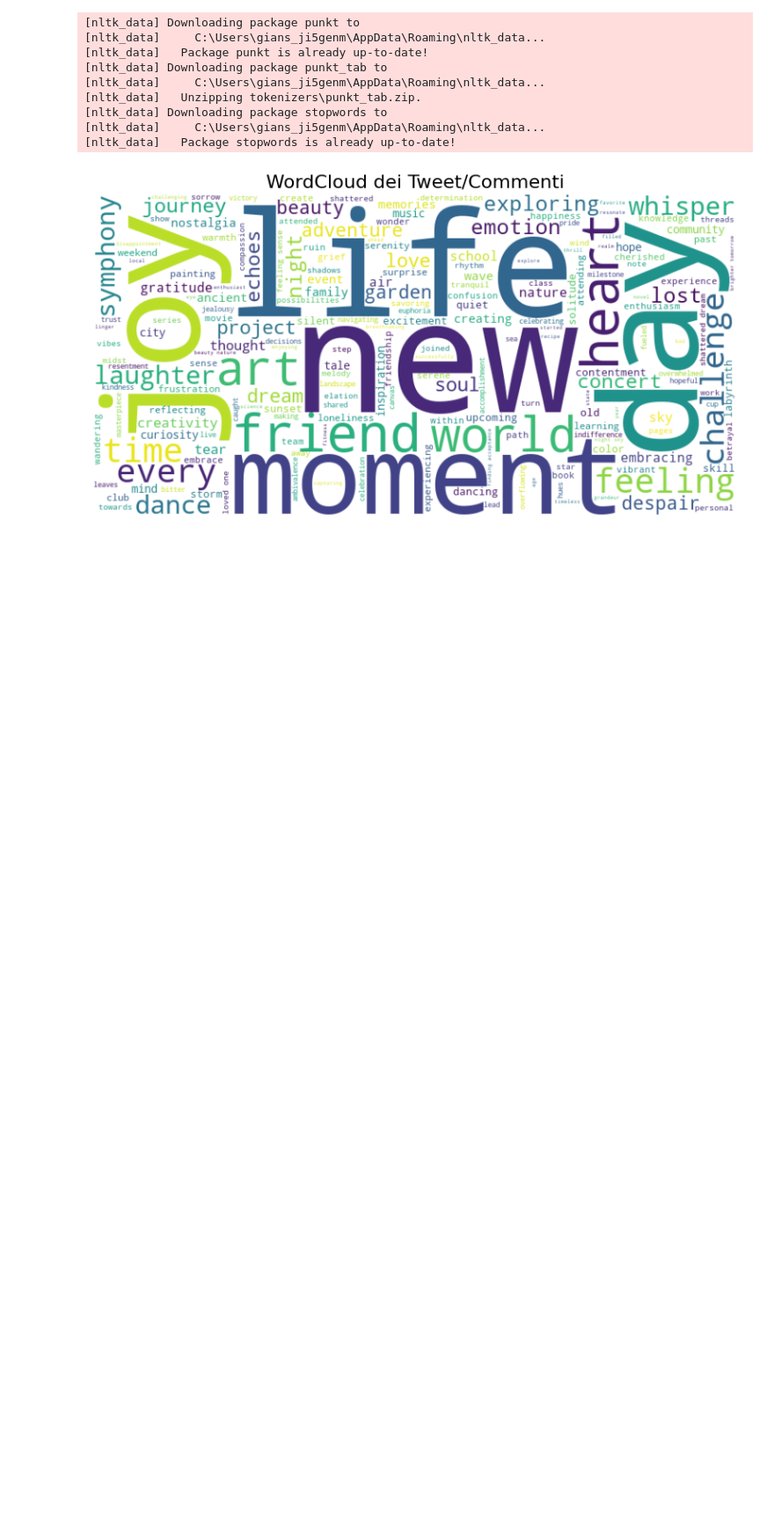
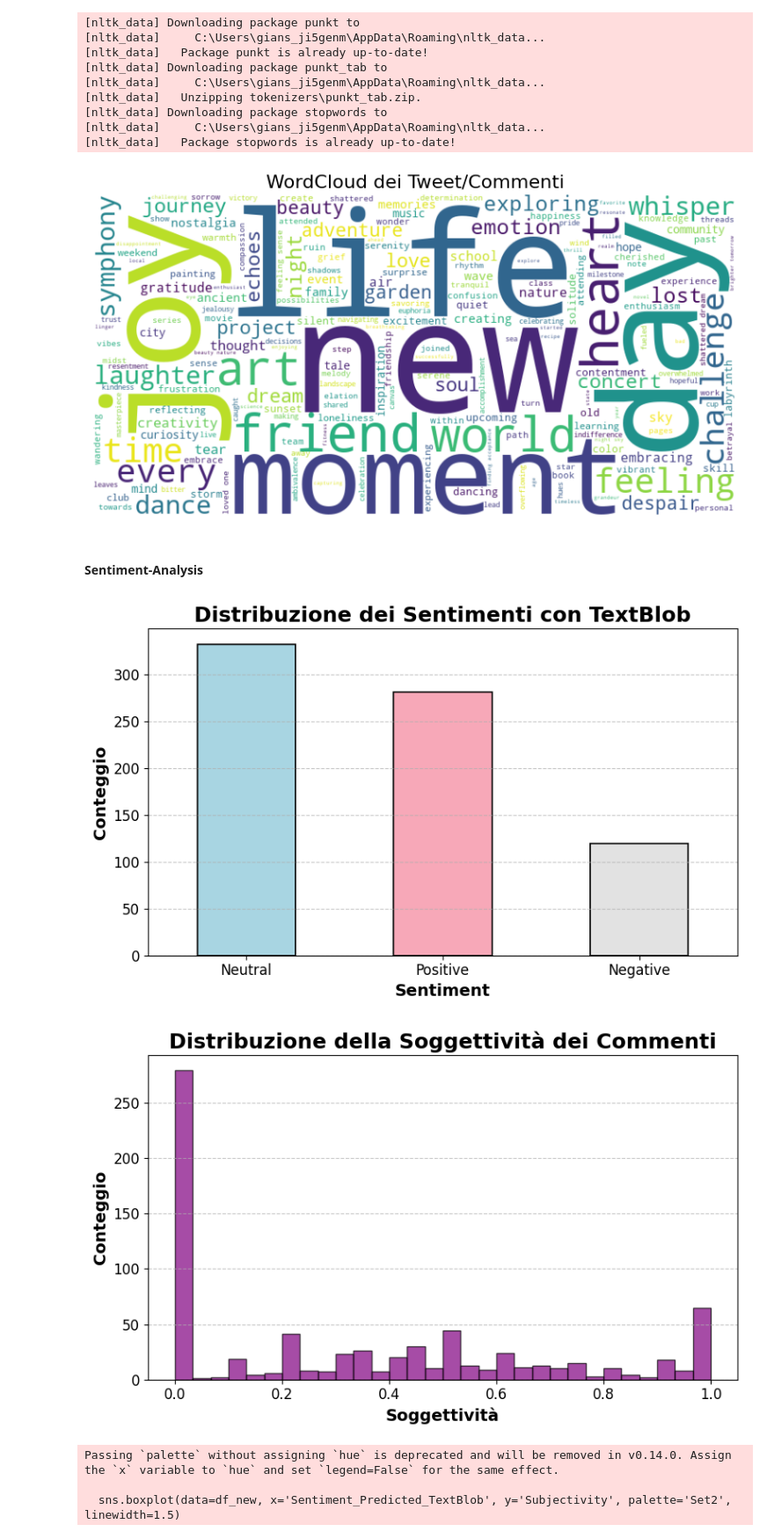
Before and after one commit to Giansimone-Coccia/Progetto_NLP, a Jupyter notebook: analysis.ipynb, the cells around one changed output. Shown at 88% size. Saved outputs shown, nothing was run; the diff lists cells and outputs as text; code cells hidden in the pictures; blank space fills up the shorter version.

Commit message:
Aggiunta sentiment analysis

```diff
--- a/analysis.ipynb
+++ b/analysis.ipynb
@@ -231,3 +231,71 @@ plt.show()
 [nltk_data]     C:\Users\gians_ji5genm\AppData\Roaming\nltk_data...
 [nltk_data]   Package stopwords is already up-to-date!
 [figure]
+# %% [markdown]
+#### Sentiment-Analysis
+# %%
+from textblob import TextBlob
+
+# Funzione per ottenere sia il sentiment che la soggettività con TextBlob
+def get_sentiment_and_subjectivity(text):
+    blob = TextBlob(text)
+    polarity = blob.sentiment.polarity  # Punteggio di polarità
+    subjectivity = blob.sentiment.subjectivity  # Punteggio di soggettività
+
+    if polarity > 0:
+        sentiment = 'Positive'
+    elif polarity < 0:
+        sentiment = 'Negative'
+    else:
+        sentiment = 'Neutral'
+
+    return sentiment, subjectivity
+
+# Applica la funzione di sentiment analysis e soggettività con TextBlob
+df_new[['Sentiment_Predicted_TextBlob', 'Subjectivity']] = df_new['cleaned_text'].apply(lambda x: pd.Series(get_sentiment_and_subjectivity(x)))
+
+# Visualizza i primi risultati
+df_new[['Text', 'Sentiment_Predicted_TextBlob', 'Subjectivity']].head()
+
+# Visualizza la distribuzione dei sentimenti predetti da TextBlob
+plt.figure(figsize=(8, 5))
+sentiment_counts = df_new['Sentiment_Predicted_TextBlob'].value_counts()
+bars = sentiment_counts.plot(kind='bar', color=['#a8d5e2', '#f7a8b8', '#e2e2e2'], edgecolor='black', linewidth=1.2)
+plt.title("Distribuzione dei Sentimenti con TextBlob", fontsize=18, fontweight='bold')
+plt.xlabel("Sentiment", fontsize=14, fontweight='bold')
+plt.ylabel("Conteggio", fontsize=14, fontweight='bold')
+plt.xticks(rotation=0, fontsize=12)
+plt.yticks(fontsize=12)
+plt.grid(axis='y', linestyle='--', alpha=0.7)
+plt.tight_layout()
+plt.show()
+
+# Visualizza la distribuzione della soggettività
+plt.figure(figsize=(8, 5))
+plt.hist(df_new['Subjectivity'], bins=30, color='purple', edgecolor='black', alpha=0.7)
+plt.title("Distribuzione della Soggettività dei Commenti", fontsize=18, fontweight='bold')
+plt.xlabel("Soggettività", fontsize=14, fontweight='bold')
+plt.ylabel("Conteggio", fontsize=14, fontweight='bold')
+plt.xticks(fontsize=12)
+plt.yticks(fontsize=12)
+plt.grid(axis='y', linestyle='--', alpha=0.7)
+plt.tight_layout()
+plt.show()
+
+# Boxplot per visualizzare la soggettività per ogni categoria di sentiment
+plt.figure(figsize=(10, 6))
+sns.boxplot(data=df_new, x='Sentiment_Predicted_TextBlob', y='Subjectivity', palette='Set2', linewidth=1.5)
+plt.title("Distribuzione della Soggettività per Sentimento Predetto", fontsize=18, fontweight='bold')
+plt.xlabel("Sentiment Predetto", fontsize=14, fontweight='bold')
+plt.ylabel("Soggettività", fontsize=14, fontweight='bold')
+plt.xticks(fontsize=12)
+plt.yticks(fontsize=12)
+plt.grid(True, linestyle='--', alpha=0.7)
+plt.tight_layout()
+plt.show()
+# %% [output]
+[figure, added]
+[figure, added]
+Passing `palette` without assigning `hue` is deprecated and will be removed in v0.14.0. Assign the `x` variable to `hue` and set `legend=False` for the same effect.
+
+  sns.boxplot(data=df_new, x='Sentiment_Predicted_TextBlob', y='Subjectivity', palette='Set2', linewidth=1.5)
```
Also changed, not shown: parts of 1 cell of this notebook.
